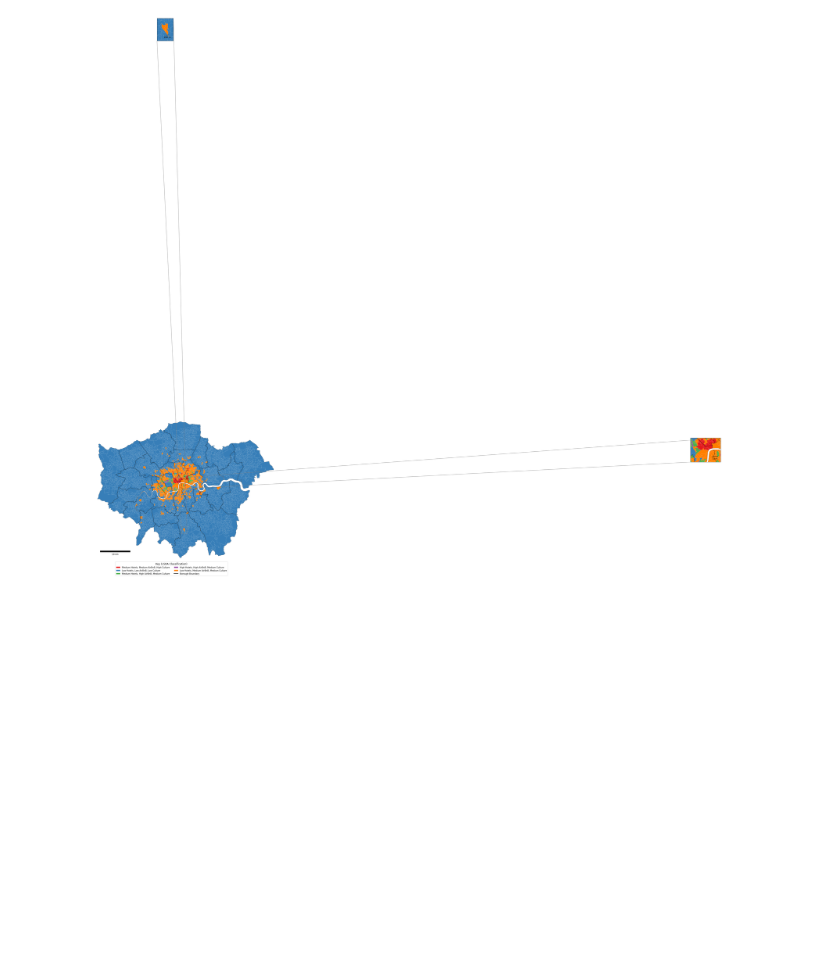
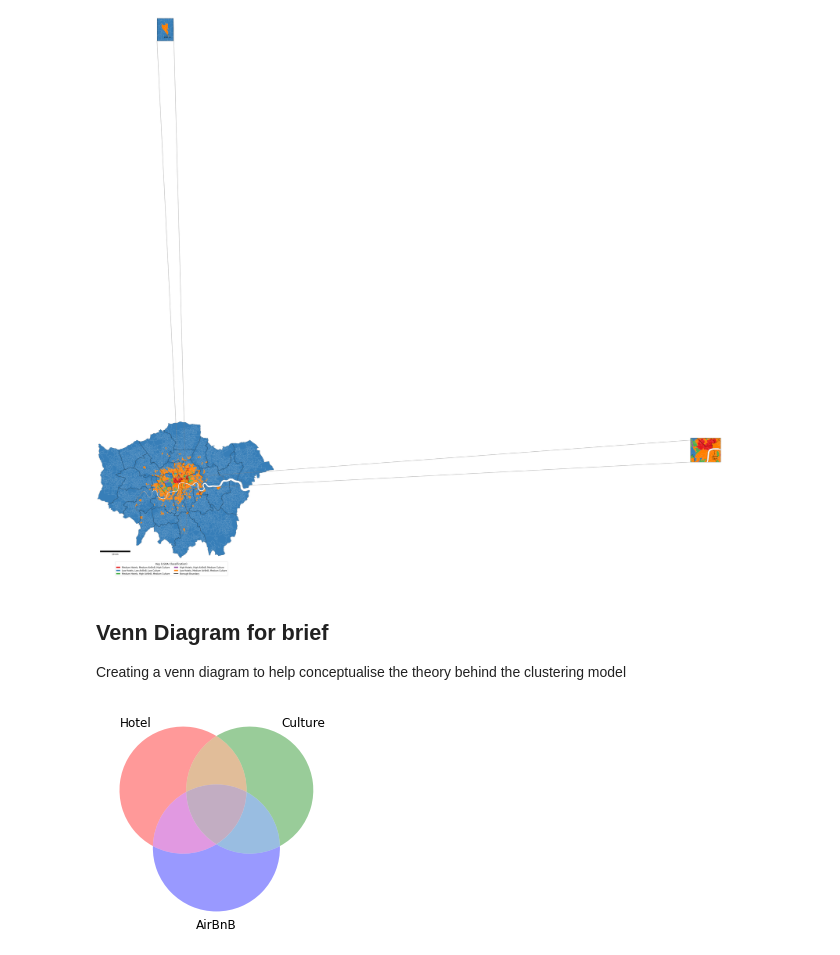
Before and after one commit to ZacharyP-E/are-you-gitting-me, a Jupyter notebook: analysis_with_hotels.ipynb, the cells around one changed output. Drawn from its saved outputs; the diff is of its cells as text; code cells hidden in the pictures; blank space fills up the shorter version.

Commit message:
added venn diagram

```diff
--- a/analysis_with_hotels.ipynb
+++ b/analysis_with_hotels.ipynb
@@ -522,3 +525,16 @@ plt.savefig("figures/5cluster_map(with inset).png", dpi=200, facecolor="white",
 plt.show()
 # %% [output]
 [figure]
+# %% [markdown]
+## Venn Diagram for brief
+Creating a venn diagram to help conceptualise the theory behind the clustering model
+# %%
+out = venn3(subsets = (5, 5, 2, 5,2,2,2), set_labels=('Hotel', 'Culture', 'AirBnB'))
+for idx, subset in enumerate(out.subset_labels):
+    out.subset_labels[idx].set_visible(False)
+
+plt.savefig("figures/venn_brief.png", dpi=200, facecolor="white", bbox_inches="tight")
+
+plt.show()
+# %% [output]
+[figure, added]
```
Also changed, not shown: parts of 1 cell of this notebook, 2 other files.
